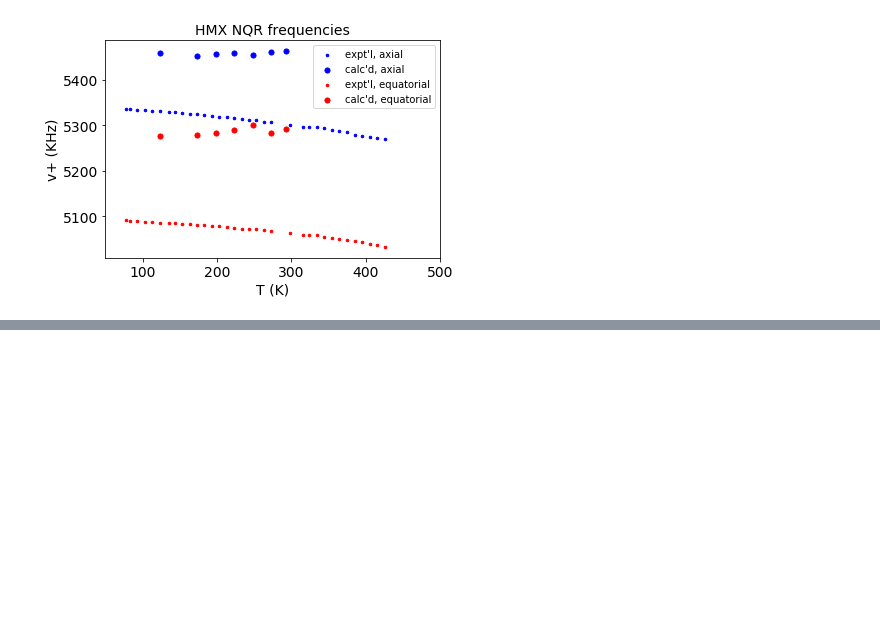
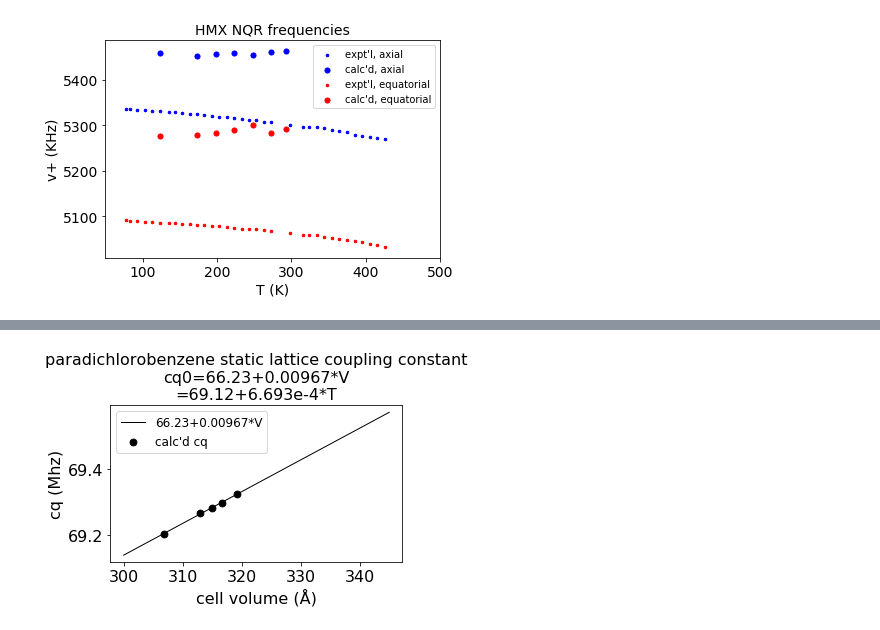
Before and after one commit to Altoidnerd/python-pwscf, a Jupyter notebook: data_analysis/apsplots.ipynb, the cells around one changed output, grey strips where cells are left out. Cells and saved outputs as stored; diff of their text form; code cells hidden in the pictures; blank space fills up the shorter version.

```diff
--- a/data_analysis/apsplots.ipynb
+++ b/data_analysis/apsplots.ipynb
@@ -449,41 +454,43 @@ def fitF(a,b,c,d,T):
 
 
 #
 # volume vs T
 #
 def fitVolVsT(T):
-  return fitF(299.5378811, 0.069621274, 0, 0,        T)
+  return fitF(66.23824518, 0.009666667, 0, 0,        T)
 
-dom = np.linspace(75,350,300)
-volume_fit = [ fitVolVsT(t) for t in dom ]
+dom = np.linspace(300, 345 ,300)
+cq_fit = [ fitVolVsT(t) for t in dom ]
 
 
 
 SMALL_SIZE = 10
 MEDIUM_SIZE = 12
 BIGGER_SIZE = 16
 
 plt.rc('font', size=BIGGER_SIZE)          # controls default text sizes
 plt.rc('axes', titlesize=BIGGER_SIZE)     # fontsize of the axes title
 plt.rc('axes', labelsize=BIGGER_SIZE)    # fontsize of the x and y labels
 plt.rc('xtick', labelsize=BIGGER_SIZE)    # fontsize of the tick labels
 plt.rc('ytick', labelsize=BIGGER_SIZE)    # fontsize of the tick labels
-plt.rc('legend', fontsize=BIGGER_SIZE)    # legend fontsize
+plt.rc('legend', fontsize=MEDIUM_SIZE)    # legend fontsize
 plt.rc('figure', titlesize=BIGGER_SIZE)
 
 
 
-plt.scatter(T, vol, marker='o', s=46,color='k', label='exp\'t cell volume')
-plt.plot(dom, volume_fit, color='k', linewidth=1, label='299.54+0.06921*T')
+plt.scatter(vol, cq0, marker='o', s=46,color='k', label='calc\'d cq')
+plt.plot(dom, cq_fit, color='k', linewidth=1, label='66.23+0.00967*V')
 
 
-plt.legend(loc=4)
+plt.legend(loc=2)
 
-plt.title("paradichlorobenzene cell volume")
-plt.xlabel("T (K)")
-plt.ylabel('cubic angrstoms')
+plt.title("paradichlorobenzene static lattice coupling constant\ncq0=66.23+0.00967*V\n=69.12+6.693e-4*T")
+plt.ylabel("cq (Mhz)")
+plt.xlabel("cell volume (Å)")
 plt.tight_layout()
 
-plt.savefig('cq0.pdf', format='pdf')
+plt.savefig('pcl2p/cq0.pdf', format='pdf')
 
 plt.show()
+# %% [output]
+[figure, added]
```
Also changed, not shown: parts of 3 cells of this notebook, 7 other files.
